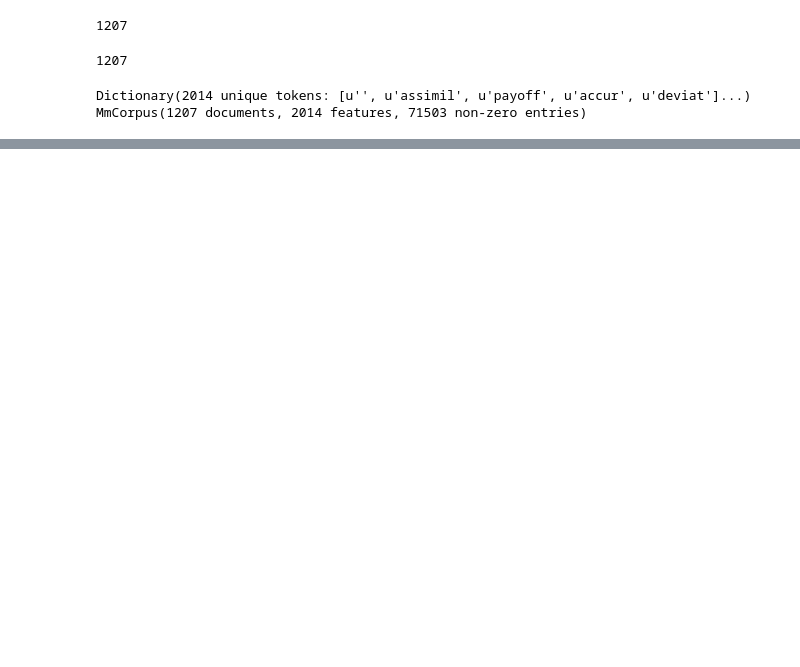
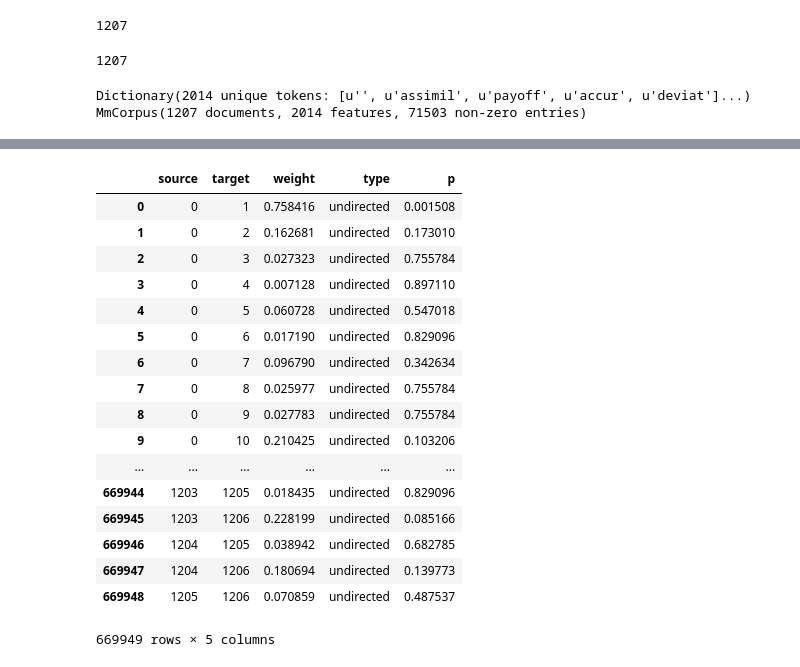
Before and after one commit to Moqri/KnowledgeMap, a Jupyter notebook: analysis/lsa.ipynb, the cells around one changed output, grey strips where cells are left out. Saved outputs shown, nothing was run; the diff lists cells and outputs as text; code cells hidden in the pictures; blank space fills up the shorter version.

```diff
--- a/analysis/lsa.ipynb
+++ b/analysis/lsa.ipynb
@@ -131,0 +137,24 @@ len(keywords)
+# %%
+df['p']=df.weight*100
+df['p']=df.p.round()
+df['p']=1-cdf[df.p]
+df
+# %% [output]
+|  | source | target | weight | type | p |
+| 0 | 0 | 1 | 0.758416 | undirected | 0.001508 |
+| 1 | 0 | 2 | 0.162681 | undirected | 0.173010 |
+| 2 | 0 | 3 | 0.027323 | undirected | 0.755784 |
+| 3 | 0 | 4 | 0.007128 | undirected | 0.897110 |
+| 4 | 0 | 5 | 0.060728 | undirected | 0.547018 |
+| 5 | 0 | 6 | 0.017190 | undirected | 0.829096 |
+| 6 | 0 | 7 | 0.096790 | undirected | 0.342634 |
+| 7 | 0 | 8 | 0.025977 | undirected | 0.755784 |
+| 8 | 0 | 9 | 0.027783 | undirected | 0.755784 |
+| 9 | 0 | 10 | 0.210425 | undirected | 0.103206 |
+| ... | ... | ... | ... | ... | ... |
+| 669944 | 1203 | 1205 | 0.018435 | undirected | 0.829096 |
+| 669945 | 1203 | 1206 | 0.228199 | undirected | 0.085166 |
+| 669946 | 1204 | 1205 | 0.038942 | undirected | 0.682785 |
+| 669947 | 1204 | 1206 | 0.180694 | undirected | 0.139773 |
+| 669948 | 1205 | 1206 | 0.070859 | undirected | 0.487537 |
+669949 rows × 5 columns
```
Also changed, not shown: parts of 7 cells of this notebook, 2 other files.
